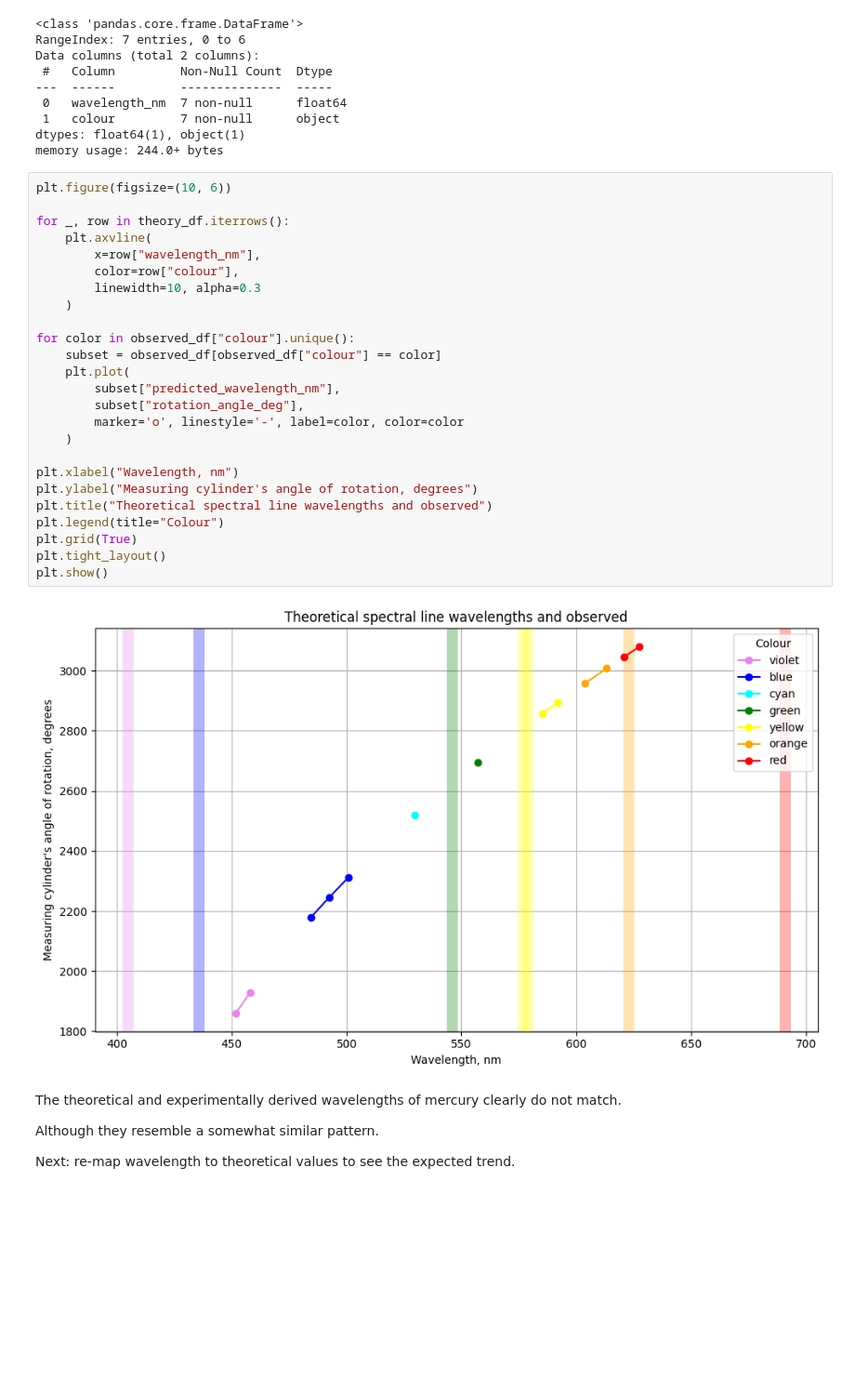
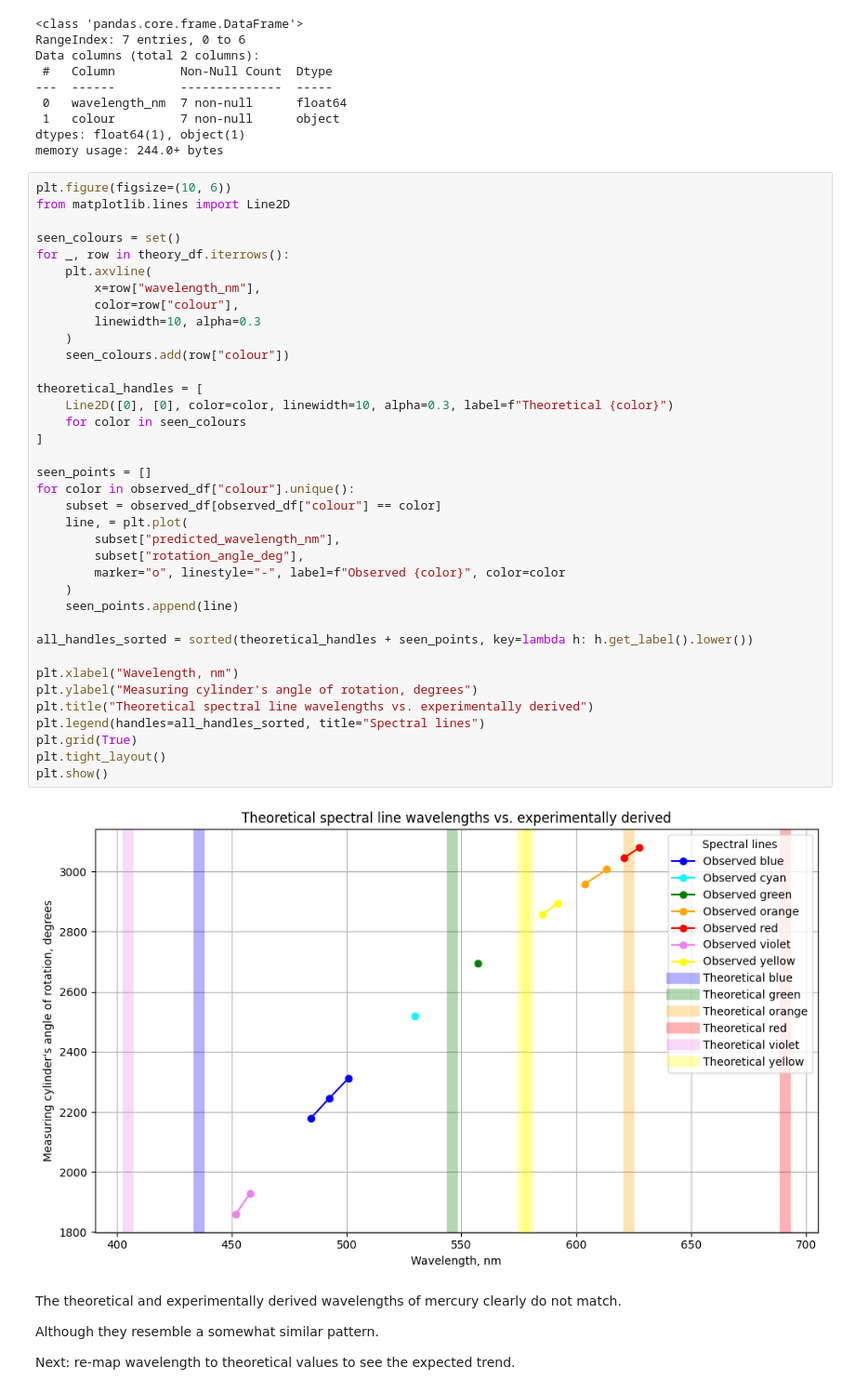
Before and after one commit to Romans-Sleepwalking/natural-science-2, a Jupyter notebook: lab_3_7_2/lab_3_7_2_analysis_notebook.ipynb, the cells around one changed output. Shown at 93% size. Saved outputs shown, nothing was run; the diff lists cells and outputs as text; blank space fills up the shorter version.

```diff
--- a/lab_3_7_1/lab_3_7_1_analysis_notebook.ipynb
+++ b/lab_3_7_2/lab_3_7_2_analysis_notebook.ipynb
@@ -160,31 +171,43 @@ dtypes: float64(1), object(1)
 memory usage: 244.0+ bytes
 # %%
 plt.figure(figsize=(10, 6))
+from matplotlib.lines import Line2D
 
+seen_colours = set()
 for _, row in theory_df.iterrows():
     plt.axvline(
         x=row["wavelength_nm"],
         color=row["colour"],
         linewidth=10, alpha=0.3
     )
+    seen_colours.add(row["colour"])
 
+theoretical_handles = [
+    Line2D([0], [0], color=color, linewidth=10, alpha=0.3, label=f"Theoretical {color}")
+    for color in seen_colours
+]
+
+seen_points = []
 for color in observed_df["colour"].unique():
     subset = observed_df[observed_df["colour"] == color]
-    plt.plot(
+    line, = plt.plot(
         subset["predicted_wavelength_nm"],
         subset["rotation_angle_deg"],
-        marker='o', linestyle='-', label=color, color=color
+        marker="o", linestyle="-", label=f"Observed {color}", color=color
     )
+    seen_points.append(line)
+
+all_handles_sorted = sorted(theoretical_handles + seen_points, key=lambda h: h.get_label().lower())
 
 plt.xlabel("Wavelength, nm")
 plt.ylabel("Measuring cylinder's angle of rotation, degrees")
-plt.title("Theoretical spectral line wavelengths and observed")
-plt.legend(title="Colour")
+plt.title("Theoretical spectral line wavelengths vs. experimentally derived")
+plt.legend(handles=all_handles_sorted, title="Spectral lines")
 plt.grid(True)
 plt.tight_layout()
 plt.show()
 # %% [output]
-[figure, old version]
+[figure, new version]
 # %% [markdown]
 The theoretical and experimentally derived wavelengths of mercury clearly do not match.
 
```
Also changed, not shown: parts of 7 cells of this notebook, 21 other files.
